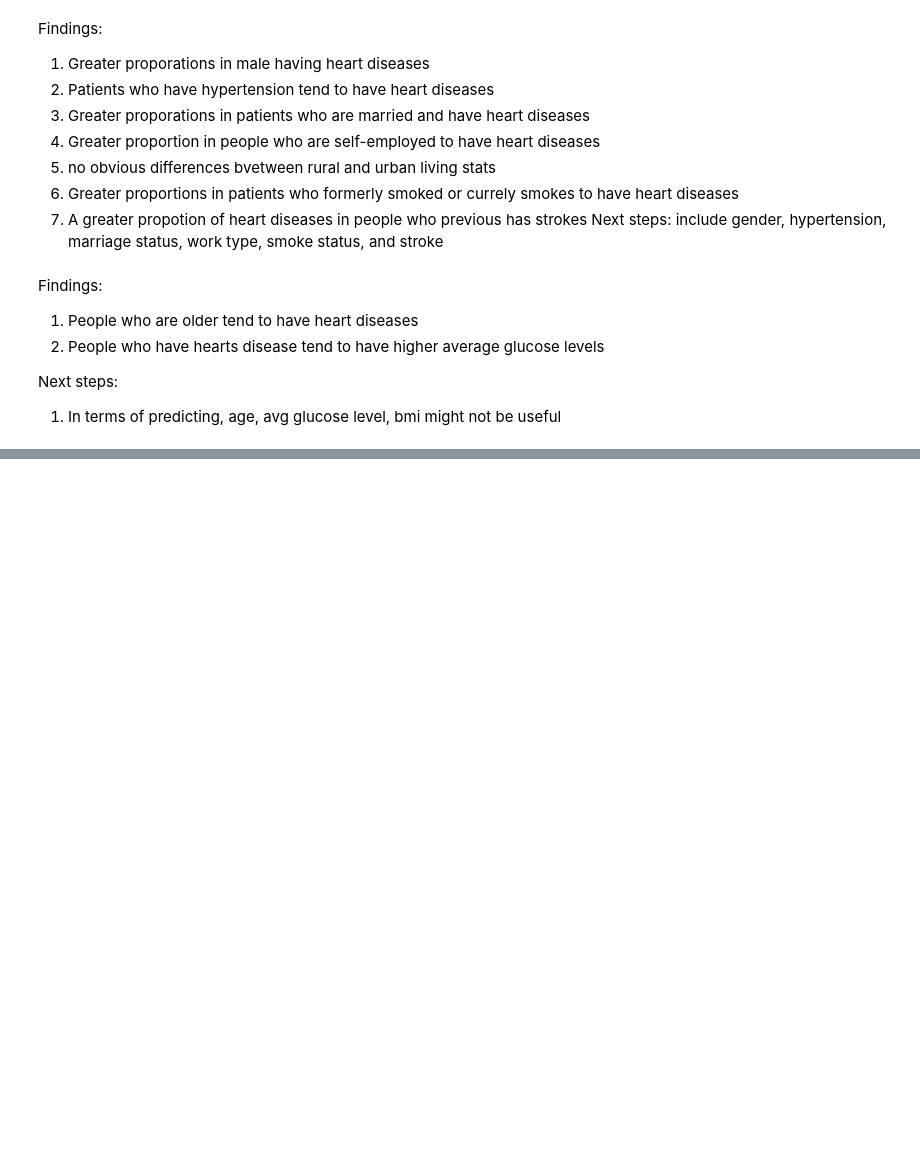
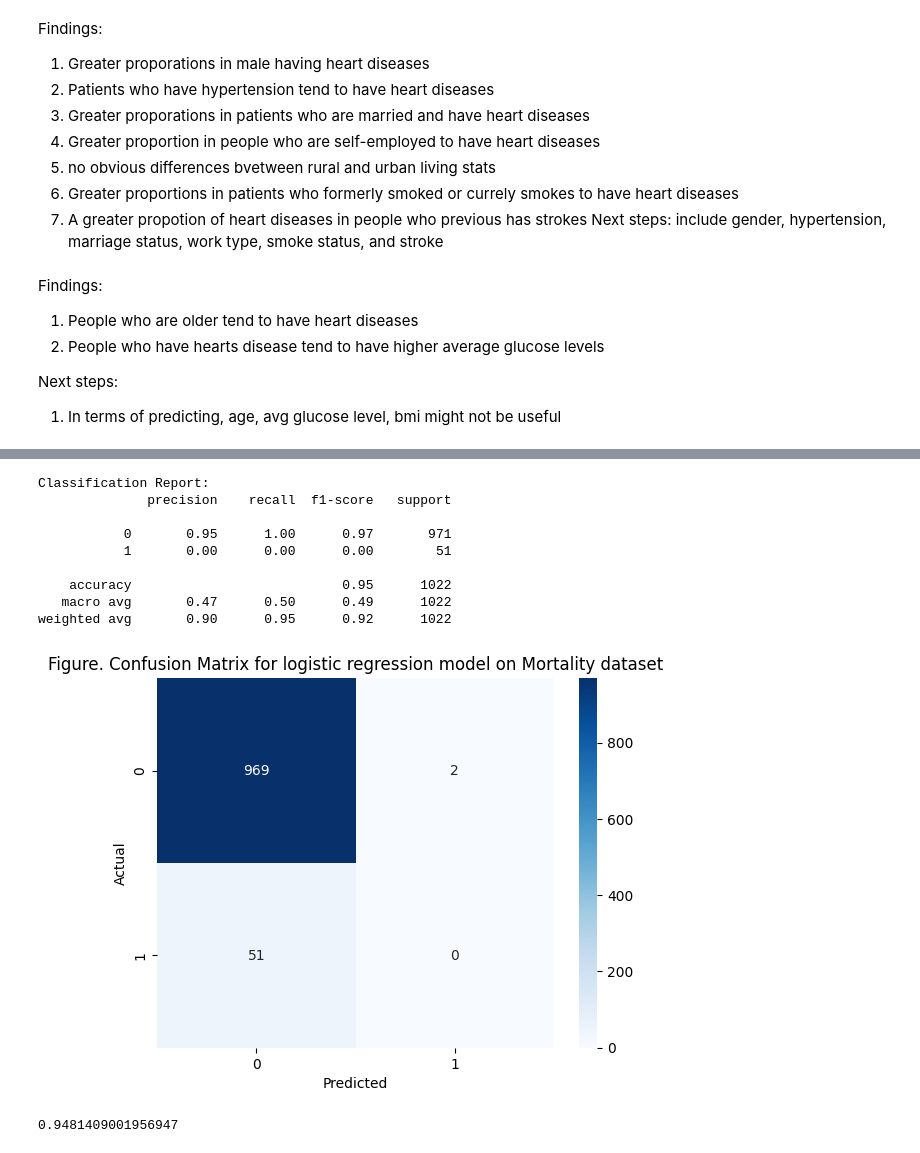
Before and after one commit to Dzy00/CHL5230-datathon2, a Jupyter notebook: CHL5230_datathon2_Team6.ipynb, the cells around one changed output, grey strips where cells are left out. Cells and saved outputs as stored; diff of their text form; code cells hidden in the pictures; blank space fills up the shorter version.

```diff
--- a/CHL5230_datathon2_Team6.ipynb
+++ b/CHL5230_datathon2_Team6.ipynb
@@ -383,0 +413,51 @@ No obvious patterns can be obserevd here
+# %%
+# logistic regression for prediction
+# features
+X = cvd[['age', 'gender', 'hypertension', 'ever_married',
+       'work_type', 'Residence_type', 'smoking_status',
+       'stroke', 'avg_glucose_level', 'bmi']]
+# outcome
+y = cvd['heart_disease']
+
+# split into 0.8 training and 0.2 testing datasets
+X_train, X_test, y_train, y_test = train_test_split(X, y, test_size=0.2, random_state=9)
+
+# scale the features
+scaler = StandardScaler()
+X_train = scaler.fit_transform(X_train)
+X_test = scaler.transform(X_test)
+
+# logistic regression
+log_reg = LogisticRegression(penalty='l2', C=1.0, solver='liblinear')
+log_reg.fit(X_train, y_train)
+
+# make prediction
+y_pred = log_reg.predict(X_test)
+
+# evaluate the model with confusion matrix
+conf_matrix_logreg = confusion_matrix(y_test, y_pred)
+class_report_logreg = classification_report(y_test, y_pred)
+
+print("\nClassification Report:")
+print(class_report_logreg)
+
+sns.heatmap(conf_matrix_logreg, cmap='Blues', annot=True, fmt='g')
+plt.xlabel('Predicted')
+plt.ylabel('Actual')
+plt.title('Figure. Confusion Matrix for logistic regression model on Mortality dataset')
+plt.show()
+
+# overall correct classification rate
+np.trace(conf_matrix_logreg)/np.sum(conf_matrix_logreg)
+# %% [output]
+Classification Report:
+              precision    recall  f1-score   support
+
+           0       0.95      1.00      0.97       971
+           1       0.00      0.00      0.00        51
+
+    accuracy                           0.95      1022
+   macro avg       0.47      0.50      0.49      1022
+weighted avg       0.90      0.95      0.92      1022
+[figure, added]
+0.9481409001956947
```
Also changed, not shown: parts of 9 cells of this notebook.
